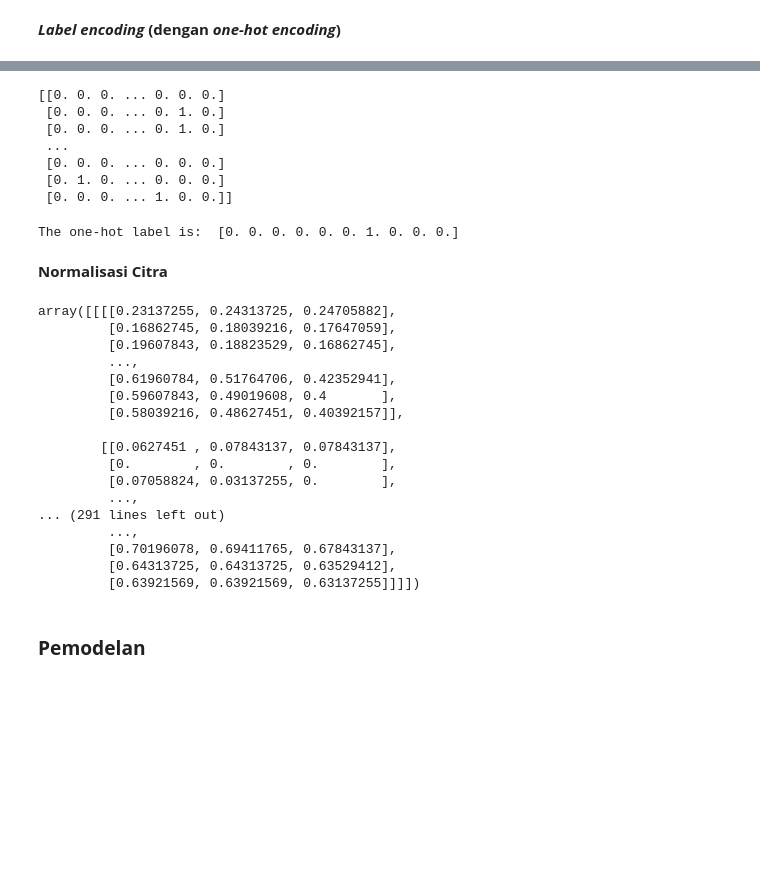
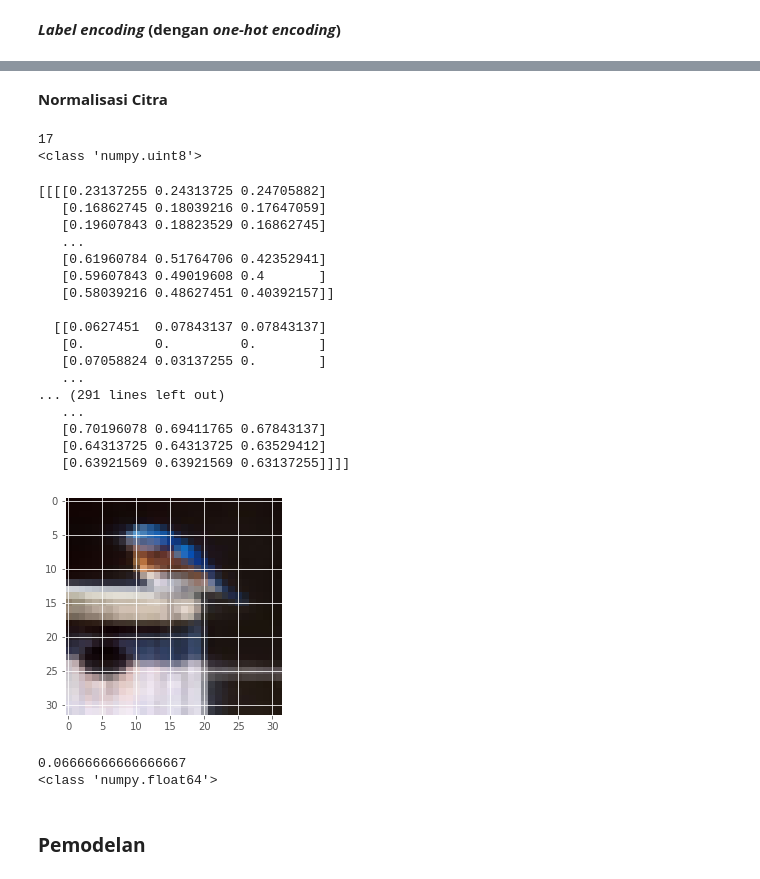
Before and after one commit to fwaskito/uas-pm-gasal_22_23, a Jupyter notebook: 185314098.ipynb, the cells around one changed output, grey strips where cells are left out. Saved outputs shown, nothing was run; the diff lists cells and outputs as text; code cells hidden in the pictures; blank space fills up the shorter version.

```diff
--- a/185314098.ipynb
+++ b/185314098.ipynb
@@ -143,46 +152,49 @@ print(y_train_one_hot)
-# %%
-# Hasil encoding pada label sampel uji
-print(y_test_one_hot)
-# %% [output]
-[[0. 0. 0. ... 0. 0. 0.]
- [0. 0. 0. ... 0. 1. 0.]
- [0. 0. 0. ... 0. 1. 0.]
- ...
- [0. 0. 0. ... 0. 0. 0.]
- [0. 1. 0. ... 0. 0. 0.]
- [0. 0. 0. ... 1. 0. 0.]]
-# %%
-# Hasil encoding dari label citra urutan pertama pada sampel latih
-print('The one-hot label is: ', y_train_one_hot[0])
-# %% [output]
-The one-hot label is:  [0. 0. 0. 0. 0. 0. 1. 0. 0. 0.]
 # %% [markdown]
 **Normalisasi Citra**
+# %%
+# nilai dan tipe data kanal sebelum normasisasi
+print(X_train[index][0][0][0])
+print(type(X_train[index][0][0][0]))
+# %% [output]
+17
+<class 'numpy.uint8'>
 # %%
 # ubah nilai citra pada sampel latih dan uji
 # dari interval [0,255] menjadi ke [0,1]
 X_train = X_train / 255
 X_test = X_test / 255
 
-X_train
+print(X_train)
 # %% [output]
-array([[[[0.23137255, 0.24313725, 0.24705882],
-         [0.16862745, 0.18039216, 0.17647059],
-         [0.19607843, 0.18823529, 0.16862745],
-         ...,
-         [0.61960784, 0.51764706, 0.42352941],
-         [0.59607843, 0.49019608, 0.4       ],
-         [0.58039216, 0.48627451, 0.40392157]],
+[[[[0.23137255 0.24313725 0.24705882]
+   [0.16862745 0.18039216 0.17647059]
+   [0.19607843 0.18823529 0.16862745]
+   ...
+   [0.61960784 0.51764706 0.42352941]
+   [0.59607843 0.49019608 0.4       ]
+   [0.58039216 0.48627451 0.40392157]]
 
-        [[0.0627451 , 0.07843137, 0.07843137],
-         [0.        , 0.        , 0.        ],
-         [0.07058824, 0.03137255, 0.        ],
-         ...,
+  [[0.0627451  0.07843137 0.07843137]
+   [0.         0.         0.        ]
+   [0.07058824 0.03137255 0.        ]
+   ...
 ... (291 lines left out)
-         ...,
-         [0.70196078, 0.69411765, 0.67843137],
-         [0.64313725, 0.64313725, 0.63529412],
-         [0.63921569, 0.63921569, 0.63137255]]]])
+   ...
+   [0.70196078 0.69411765 0.67843137]
+   [0.64313725 0.64313725 0.63529412]
+   [0.63921569 0.63921569 0.63137255]]]]
+# %%
+# citra ke-14 setelah normalisasi
+img = plt.imshow(X_train[index])
+# %% [output]
+[figure, added]
+# %%
+# nilai dan tipe data kanal setelah normasisasi
+print(X_train[index][0][0][0])
+print(type(X_train[index][0][0][0]))
+# %% [output]
+0.06666666666666667
+<class 'numpy.float64'>
 # %% [markdown]
 ### **Pemodelan**
 # %% [markdown]
```
Also changed, not shown: parts of 32 cells of this notebook.
